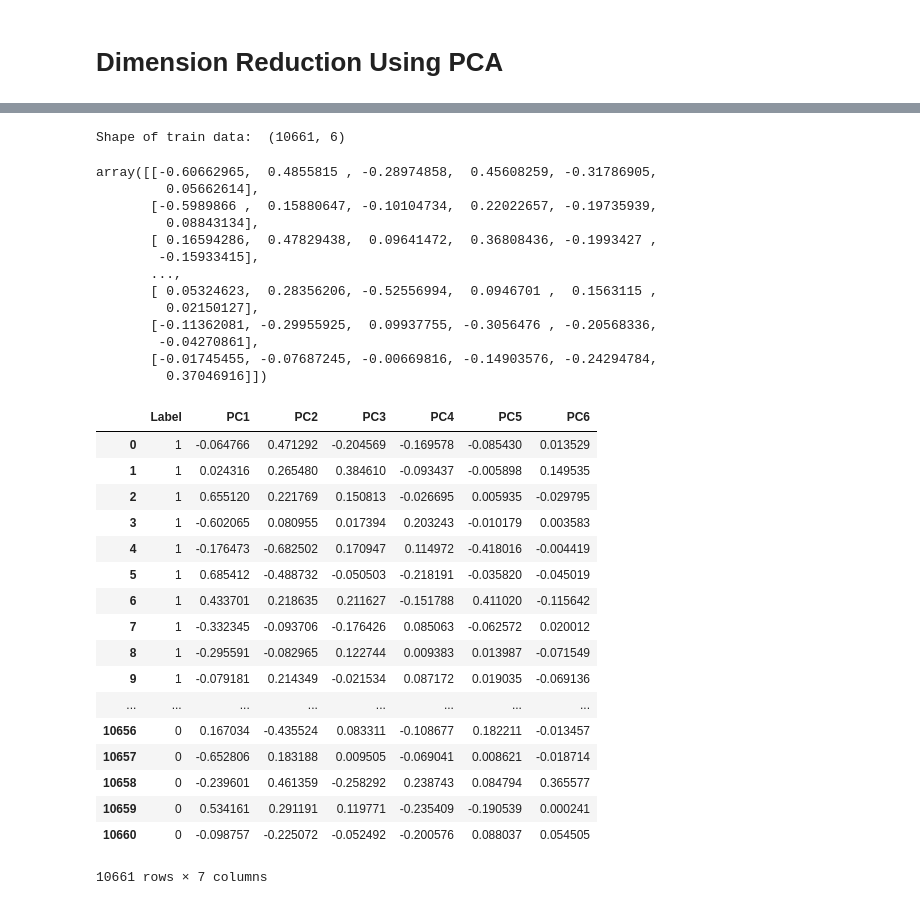
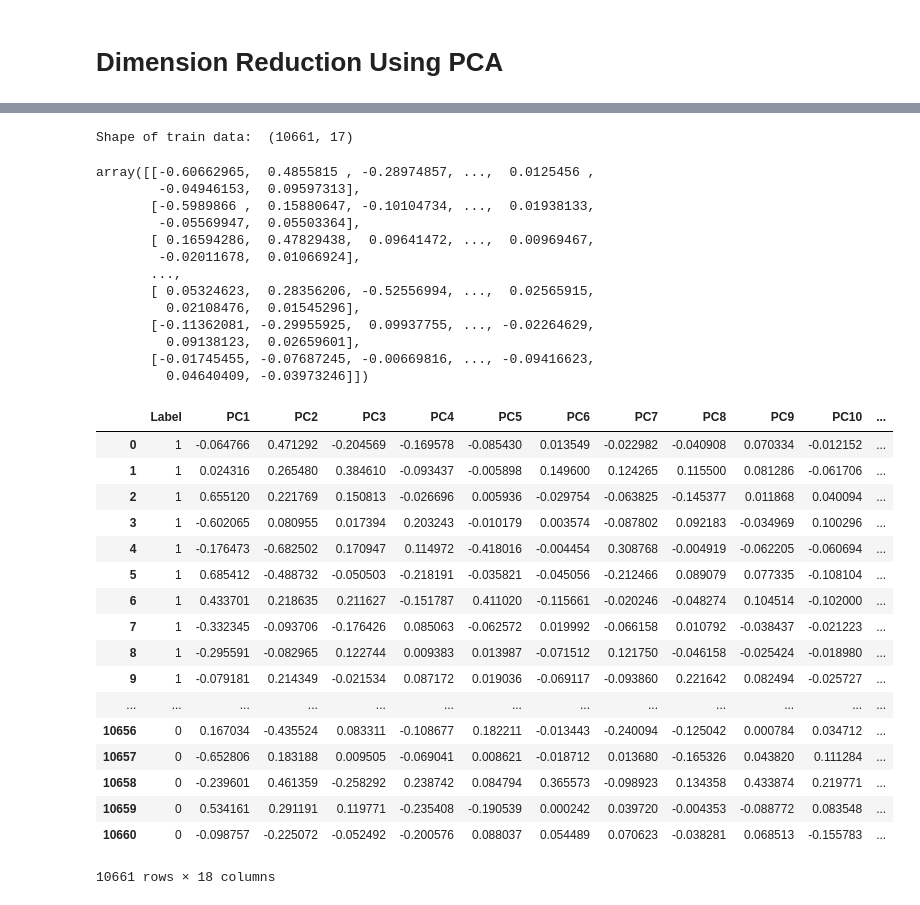
Before and after one commit to ansel-z/CX4240-Cancer-Cell-Classfication-Project, a Jupyter notebook: Dimension Reduction.ipynb, the cells around one changed output, grey strips where cells are left out. Cells and saved outputs as stored; diff of their text form; code cells hidden in the pictures.

```diff
--- a/Dimension Reduction.ipynb
+++ b/Dimension Reduction.ipynb
@@ -292,6 +277,6 @@ The number of principal components necessary to recover 99% of variance: 19
 # %%
 # choose number of components from the elbow test
-n_components = 6
+n_components = 17
 pca = PCA(n_components=n_components)
 pca.fit(train_data)
 PCA_train_data = pca.fit_transform(train_data)
@@ -299,48 +284,48 @@ print('Shape of train data: ', np.shape(PCA_train_data))
 PCA_test_data = pca.transform(test_data)
 PCA_test_data
 # %% [output]
-Shape of train data:  (10661, 6)
+Shape of train data:  (10661, 17)
-array([[-0.60662965,  0.4855815 , -0.28974858,  0.45608259, -0.31786905,
-         0.05662614],
-       [-0.5989866 ,  0.15880647, -0.10104734,  0.22022657, -0.19735939,
-         0.08843134],
-       [ 0.16594286,  0.47829438,  0.09641472,  0.36808436, -0.1993427 ,
-        -0.15933415],
+array([[-0.60662965,  0.4855815 , -0.28974857, ...,  0.0125456 ,
+        -0.04946153,  0.09597313],
+       [-0.5989866 ,  0.15880647, -0.10104734, ...,  0.01938133,
+        -0.05569947,  0.05503364],
+       [ 0.16594286,  0.47829438,  0.09641472, ...,  0.00969467,
+        -0.02011678,  0.01066924],
        ...,
-       [ 0.05324623,  0.28356206, -0.52556994,  0.0946701 ,  0.1563115 ,
-         0.02150127],
-       [-0.11362081, -0.29955925,  0.09937755, -0.3056476 , -0.20568336,
-        -0.04270861],
-       [-0.01745455, -0.07687245, -0.00669816, -0.14903576, -0.24294784,
-         0.37046916]])
+       [ 0.05324623,  0.28356206, -0.52556994, ...,  0.02565915,
+         0.02108476,  0.01545296],
+       [-0.11362081, -0.29955925,  0.09937755, ..., -0.02264629,
+         0.09138123,  0.02659601],
+       [-0.01745455, -0.07687245, -0.00669816, ..., -0.09416623,
+         0.04640409, -0.03973246]])
 # %%
 # Conversion of data from numpy array to dataframe
 PCA_train_data_df = pd.DataFrame.from_records(PCA_train_data)
 PCA_train_data_df.columns = tuple('PC'+str(num+1) for num in range(np.size(PCA_train_data[1])))
 PCA_train_data_df.insert(0,"Label",label_train,True)
 
 # save train_data_df as a csv file
-#PCA_train_data_df.to_csv('Data/PCA_train_data.csv')
+PCA_train_data_df.to_csv('Data/PCA_train_data_17.csv')
 PCA_train_data_df
 # %% [output]
-|  | Label | PC1 | PC2 | PC3 | PC4 | PC5 | PC6 |
-| 0 | 1 | -0.064766 | 0.471292 | -0.204569 | -0.169578 | -0.085430 | 0.013529 |
-| 1 | 1 | 0.024316 | 0.265480 | 0.384610 | -0.093437 | -0.005898 | 0.149535 |
-| 2 | 1 | 0.655120 | 0.221769 | 0.150813 | -0.026695 | 0.005935 | -0.029795 |
-| 3 | 1 | -0.602065 | 0.080955 | 0.017394 | 0.203243 | -0.010179 | 0.003583 |
-| 4 | 1 | -0.176473 | -0.682502 | 0.170947 | 0.114972 | -0.418016 | -0.004419 |
-| 5 | 1 | 0.685412 | -0.488732 | -0.050503 | -0.218191 | -0.035820 | -0.045019 |
-| 6 | 1 | 0.433701 | 0.218635 | 0.211627 | -0.151788 | 0.411020 | -0.115642 |
-| 7 | 1 | -0.332345 | -0.093706 | -0.176426 | 0.085063 | -0.062572 | 0.020012 |
-| 8 | 1 | -0.295591 | -0.082965 | 0.122744 | 0.009383 | 0.013987 | -0.071549 |
-| 9 | 1 | -0.079181 | 0.214349 | -0.021534 | 0.087172 | 0.019035 | -0.069136 |
-| ... | ... | ... | ... | ... | ... | ... | ... |
-| 10656 | 0 | 0.167034 | -0.435524 | 0.083311 | -0.108677 | 0.182211 | -0.013457 |
-| 10657 | 0 | -0.652806 | 0.183188 | 0.009505 | -0.069041 | 0.008621 | -0.018714 |
-| 10658 | 0 | -0.239601 | 0.461359 | -0.258292 | 0.238743 | 0.084794 | 0.365577 |
-| 10659 | 0 | 0.534161 | 0.291191 | 0.119771 | -0.235409 | -0.190539 | 0.000241 |
-| 10660 | 0 | -0.098757 | -0.225072 | -0.052492 | -0.200576 | 0.088037 | 0.054505 |
+|  | Label | PC1 | PC2 | PC3 | PC4 | PC5 | PC6 | PC7 | PC8 | PC9 | PC10 | ... |
+| 0 | 1 | -0.064766 | 0.471292 | -0.204569 | -0.169578 | -0.085430 | 0.013549 | -0.022982 | -0.040908 | 0.070334 | -0.012152 | ... |
+| 1 | 1 | 0.024316 | 0.265480 | 0.384610 | -0.093437 | -0.005898 | 0.149600 | 0.124265 | 0.115500 | 0.081286 | -0.061706 | ... |
+| 2 | 1 | 0.655120 | 0.221769 | 0.150813 | -0.026696 | 0.005936 | -0.029754 | -0.063825 | -0.145377 | 0.011868 | 0.040094 | ... |
+| 3 | 1 | -0.602065 | 0.080955 | 0.017394 | 0.203243 | -0.010179 | 0.003574 | -0.087802 | 0.092183 | -0.034969 | 0.100296 | ... |
+| 4 | 1 | -0.176473 | -0.682502 | 0.170947 | 0.114972 | -0.418016 | -0.004454 | 0.308768 | -0.004919 | -0.062205 | -0.060694 | ... |
+| 5 | 1 | 0.685412 | -0.488732 | -0.050503 | -0.218191 | -0.035821 | -0.045056 | -0.212466 | 0.089079 | 0.077335 | -0.108104 | ... |
+| 6 | 1 | 0.433701 | 0.218635 | 0.211627 | -0.151787 | 0.411020 | -0.115661 | -0.020246 | -0.048274 | 0.104514 | -0.102000 | ... |
+| 7 | 1 | -0.332345 | -0.093706 | -0.176426 | 0.085063 | -0.062572 | 0.019992 | -0.066158 | 0.010792 | -0.038437 | -0.021223 | ... |
+| 8 | 1 | -0.295591 | -0.082965 | 0.122744 | 0.009383 | 0.013987 | -0.071512 | 0.121750 | -0.046158 | -0.025424 | -0.018980 | ... |
+| 9 | 1 | -0.079181 | 0.214349 | -0.021534 | 0.087172 | 0.019036 | -0.069117 | -0.093860 | 0.221642 | 0.082494 | -0.025727 | ... |
+| ... | ... | ... | ... | ... | ... | ... | ... | ... | ... | ... | ... | ... |
+| 10656 | 0 | 0.167034 | -0.435524 | 0.083311 | -0.108677 | 0.182211 | -0.013443 | -0.240094 | -0.125042 | 0.000784 | 0.034712 | ... |
+| 10657 | 0 | -0.652806 | 0.183188 | 0.009505 | -0.069041 | 0.008621 | -0.018712 | 0.013680 | -0.165326 | 0.043820 | 0.111284 | ... |
+| 10658 | 0 | -0.239601 | 0.461359 | -0.258292 | 0.238742 | 0.084794 | 0.365573 | -0.098923 | 0.134358 | 0.433874 | 0.219771 | ... |
+| 10659 | 0 | 0.534161 | 0.291191 | 0.119771 | -0.235408 | -0.190539 | 0.000242 | 0.039720 | -0.004353 | -0.088772 | 0.083548 | ... |
+| 10660 | 0 | -0.098757 | -0.225072 | -0.052492 | -0.200576 | 0.088037 | 0.054489 | 0.070623 | -0.038281 | 0.068513 | -0.155783 | ... |
-10661 rows × 7 columns
+10661 rows × 18 columns
 # %%
 # Visualizing 3-D numeric data with Scatter Plots
 # PC1, PC2 and PC3
```
Also changed, not shown: parts of 9 cells of this notebook, 9 other files.
